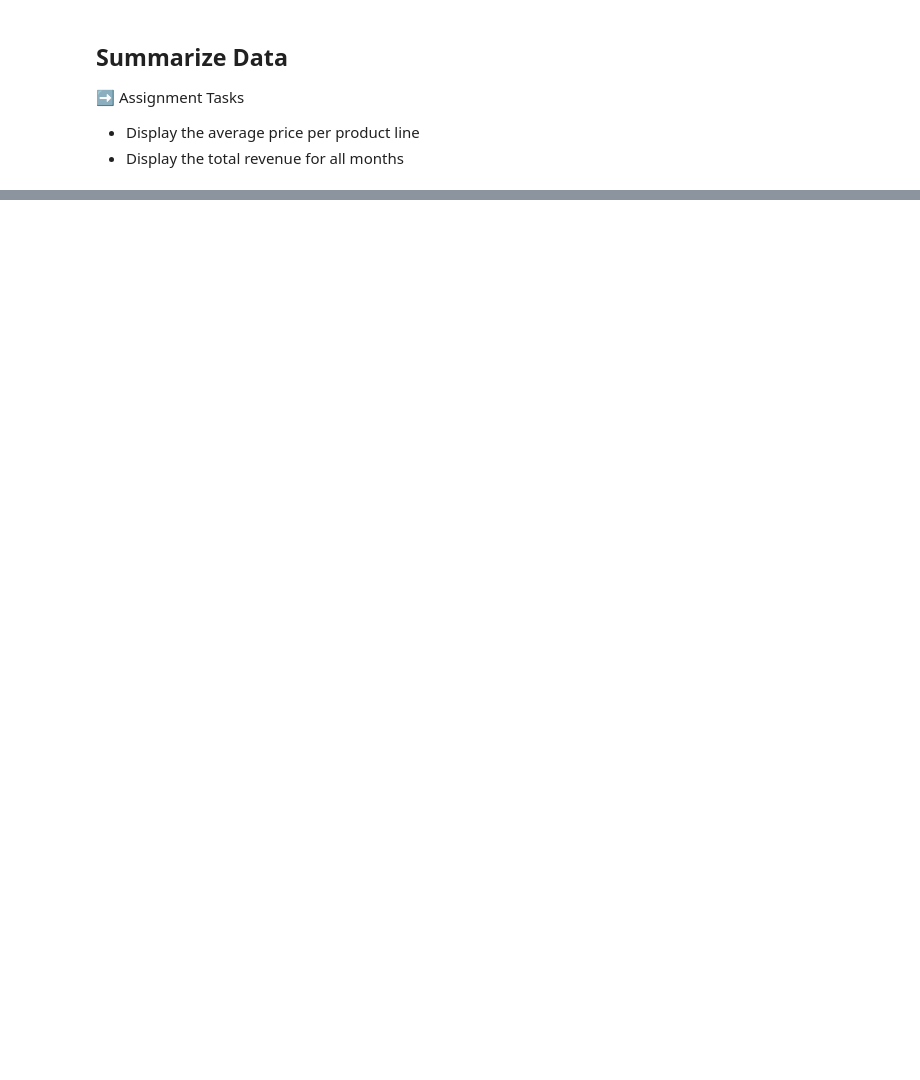
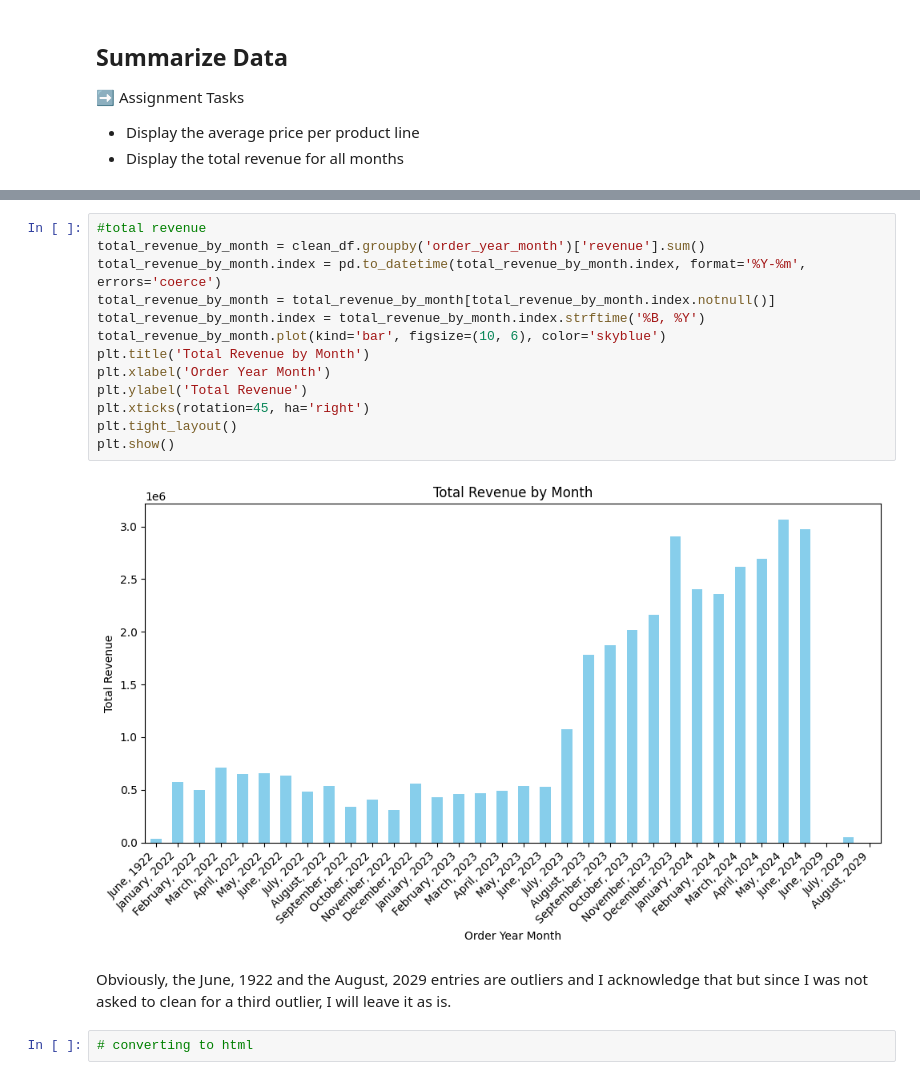
Before and after one commit to matiasarmesto/businessanalytics, a Jupyter notebook: Labs/Scripts/lab_03_retailer_intro.ipynb, the cells around one changed output, grey strips where cells are left out. Drawn from its saved outputs; the diff is of its cells as text; blank space fills up the shorter version.

```diff
--- a/Labs/Scripts/lab_03_retailer_intro.ipynb
+++ b/Labs/Scripts/lab_03_retailer_intro.ipynb
@@ -142,0 +202,19 @@ dtype: float64
+# %%
+#total revenue
+total_revenue_by_month = clean_df.groupby('order_year_month')['revenue'].sum()
+total_revenue_by_month.index = pd.to_datetime(total_revenue_by_month.index, format='%Y-%m', errors='coerce')
+total_revenue_by_month = total_revenue_by_month[total_revenue_by_month.index.notnull()]
+total_revenue_by_month.index = total_revenue_by_month.index.strftime('%B, %Y')
+total_revenue_by_month.plot(kind='bar', figsize=(10, 6), color='skyblue')
+plt.title('Total Revenue by Month')
+plt.xlabel('Order Year Month')
+plt.ylabel('Total Revenue')
+plt.xticks(rotation=45, ha='right')
+plt.tight_layout()
+plt.show()
+# %% [output]
+[figure, added]
+# %% [markdown]
+Obviously, the June, 1922 and the August, 2029 entries are outliers and I acknowledge that but since I was not asked to clean for a third outlier, I will leave it as is.
+# %%
+# converting to html
```
Also changed, not shown: parts of 9 cells of this notebook.
